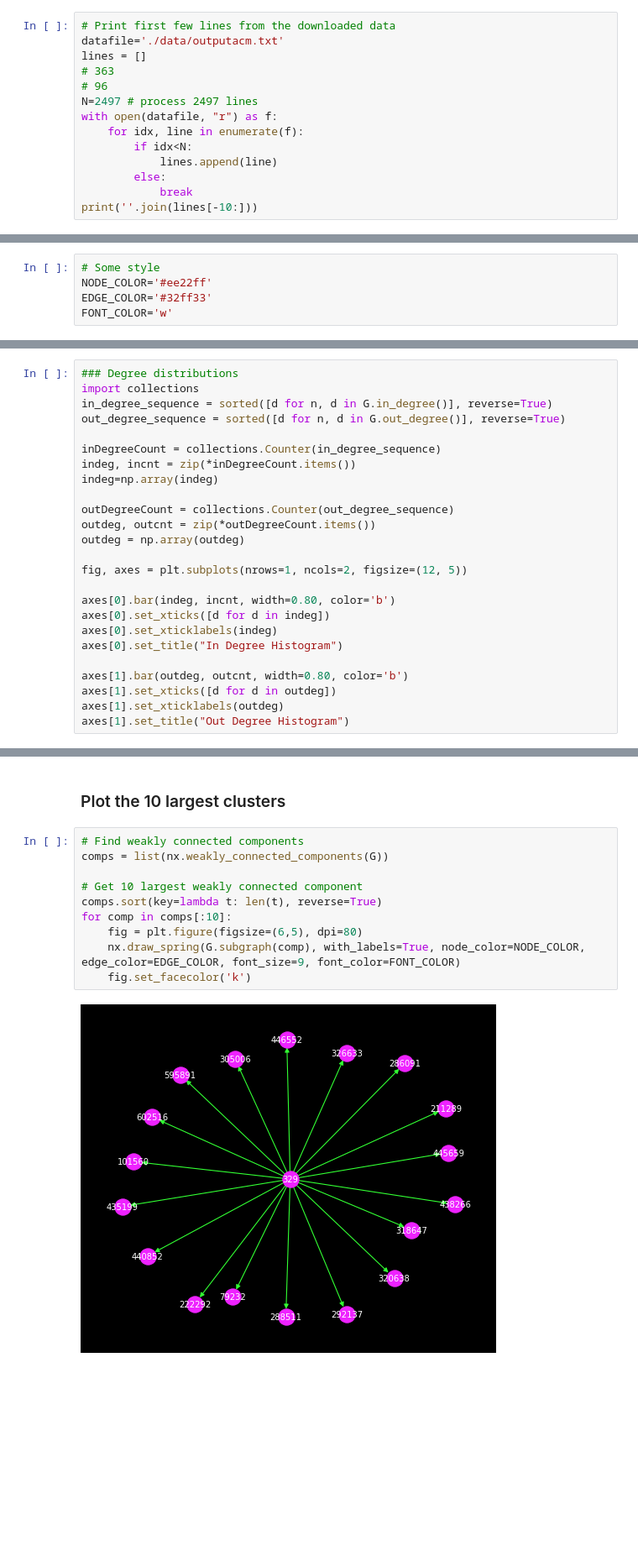
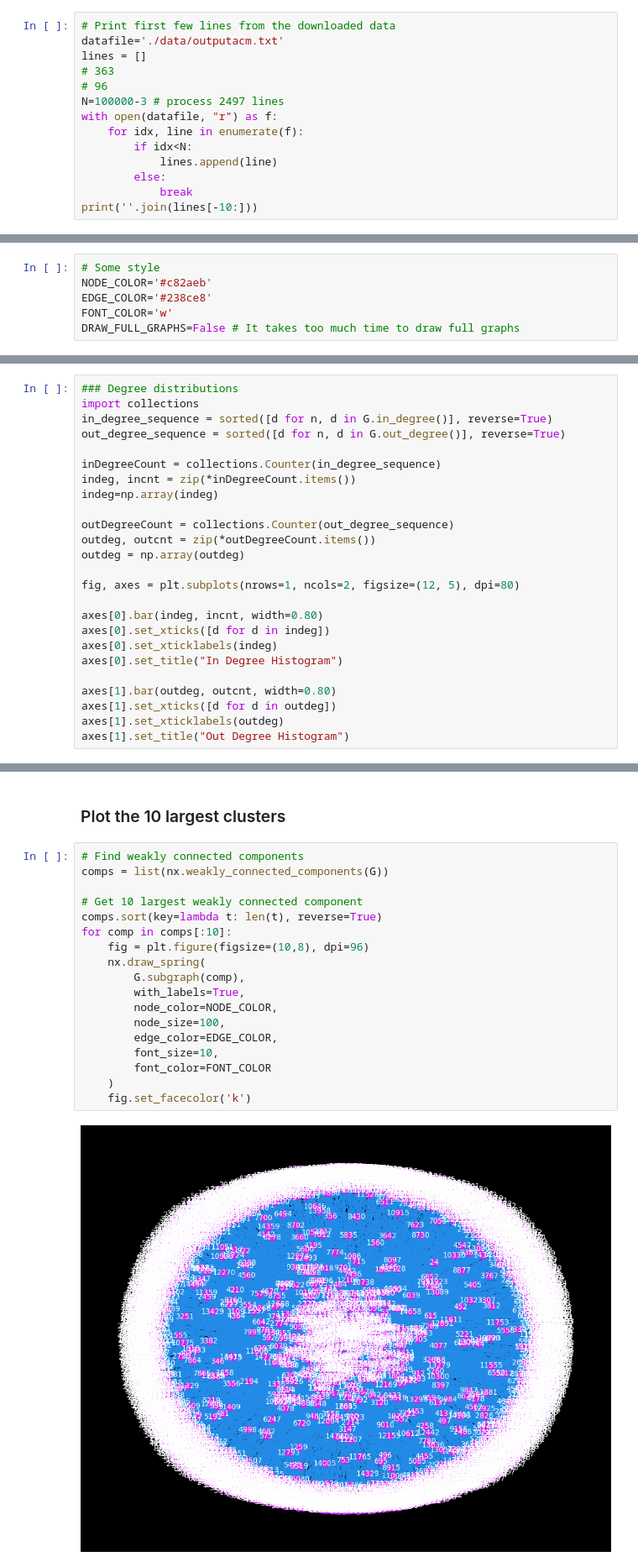
Before and after one commit to dnnagy/Infocom-networks, a Jupyter notebook: Problemset_2.ipynb, the cells around one changed output, grey strips where cells are left out. Shown at 84% size. Cells and saved outputs as stored; diff of their text form; blank space fills up the shorter version.

```diff
--- a/Problemset_2.ipynb
+++ b/Problemset_2.ipynb
@@ -93,7 +86,7 @@ datafile='./data/outputacm.txt'
 lines = []
 # 363
 # 96
-N=2497 # process 2497 lines
+N=100000-3 # process 2497 lines
 with open(datafile, "r") as f:
     for idx, line in enumerate(f):
         if idx<N:
@@ -197,7 +186,8 @@ print(useful_indices)
 G = nx.relabel_nodes(G, lambda x: hash(x))
 # %%
 # Some style
-NODE_COLOR='#ee22ff'
-EDGE_COLOR='#32ff33'
+NODE_COLOR='#c82aeb'
+EDGE_COLOR='#238ce8'
 FONT_COLOR='w'
+DRAW_FULL_GRAPHS=False # It takes too much time to draw full graphs
 # %%
@@ -220,14 +217,14 @@ outDegreeCount = collections.Counter(out_degree_sequence)
 outdeg, outcnt = zip(*outDegreeCount.items())
 outdeg = np.array(outdeg)
 
-fig, axes = plt.subplots(nrows=1, ncols=2, figsize=(12, 5))
+fig, axes = plt.subplots(nrows=1, ncols=2, figsize=(12, 5), dpi=80)
 
-axes[0].bar(indeg, incnt, width=0.80, color='b')
+axes[0].bar(indeg, incnt, width=0.80)
 axes[0].set_xticks([d for d in indeg])
 axes[0].set_xticklabels(indeg)
 axes[0].set_title("In Degree Histogram")
 
-axes[1].bar(outdeg, outcnt, width=0.80, color='b')
+axes[1].bar(outdeg, outcnt, width=0.80)
 axes[1].set_xticks([d for d in outdeg])
 axes[1].set_xticklabels(outdeg)
 axes[1].set_title("Out Degree Histogram")
@@ -243,12 +246,20 @@ array([2, 1, 0])
 # %%
 # Find weakly connected components
 comps = list(nx.weakly_connected_components(G))
 
 # Get 10 largest weakly connected component
 comps.sort(key=lambda t: len(t), reverse=True)
 for comp in comps[:10]:
-    fig = plt.figure(figsize=(6,5), dpi=80)
-    nx.draw_spring(G.subgraph(comp), with_labels=True, node_color=NODE_COLOR, edge_color=EDGE_COLOR, font_size=9, font_color=FONT_COLOR)
+    fig = plt.figure(figsize=(10,8), dpi=96)
+    nx.draw_spring(
+        G.subgraph(comp),
+        with_labels=True,
+        node_color=NODE_COLOR,
+        node_size=100,
+        edge_color=EDGE_COLOR,
+        font_size=10,
+        font_color=FONT_COLOR
+    )
     fig.set_facecolor('k')
 # %% [output]
-[figure, old version]
+[figure, new version]
```
Also changed, not shown: parts of 25 cells of this notebook, 1 other file.
